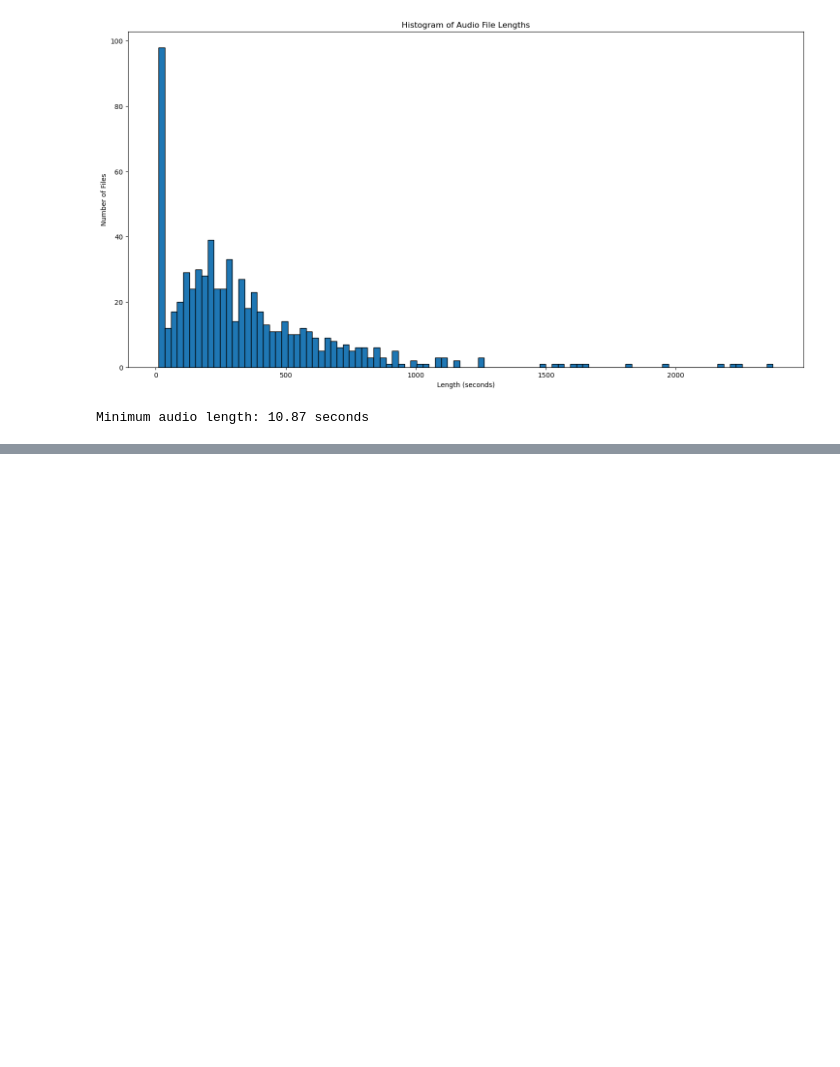
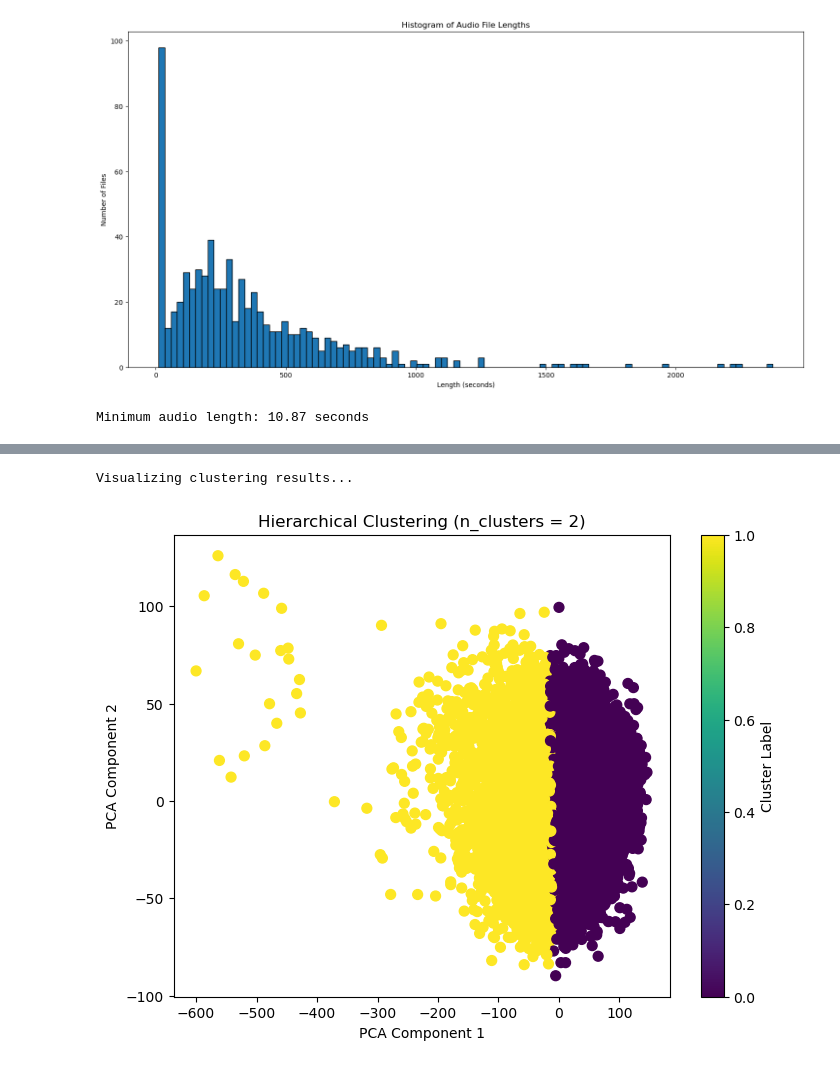
Before and after one commit to mrmh13801225/UT_ML_Project, a Jupyter notebook: src/FinalProject.ipynb, the cells around one changed output, grey strips where cells are left out. Saved outputs shown, nothing was run; the diff lists cells and outputs as text; code cells hidden in the pictures; blank space fills up the shorter version.

Commit message:
implement clustering

```diff
--- a/src/FinalProject.ipynb
+++ b/src/FinalProject.ipynb
@@ -809,0 +867,21 @@ plt.show()
+# %%
+print("\nPerforming KMeans clustering and evaluating silhouette scores...")
+best_k = None
+best_silhouette = -1
+silhouette_scores = {}
+
+# Test k values in the range 2 to 10 (adjust as needed)
+for k in range(2, 11):
+    kmeans = KMeans(n_clusters=k, random_state=42)
+    labels = kmeans.fit_predict(X)
+    score = silhouette_score(X, labels)
+    silhouette_scores[k] = score
+    print(f"KMeans: k = {k}, silhouette score = {score:.4f}")
+    if score > best_silhouette:
+        best_silhouette = score
+        best_k = k
+
+print(f"\nBest k found for KMeans: {best_k} (silhouette score = {best_silhouette:.4f})")
+# Fit KMeans with best k:
+kmeans_best = KMeans(n_clusters=best_k, random_state=42)
+kmeans_labels = kmeans_best.fit_predict(X)
@@ -809,0 +901,15 @@ plt.show()
+# %%
+print("\nVisualizing clustering results...")
+pca = PCA(n_components=2)
+X_2d = pca.fit_transform(X)
+
+plt.figure(figsize=(8, 6))
+plt.scatter(X_2d[:, 0], X_2d[:, 1], c=kmeans_labels, cmap='viridis', s=50)
+plt.title(f'Hierarchical Clustering (n_clusters = {best_k})')
+plt.xlabel("PCA Component 1")
+plt.ylabel("PCA Component 2")
+plt.colorbar(label='Cluster Label')
+plt.show()
+# %% [output]
+Visualizing clustering results...
+[figure, added]
```
Also changed, not shown: parts of 16 cells of this notebook.
